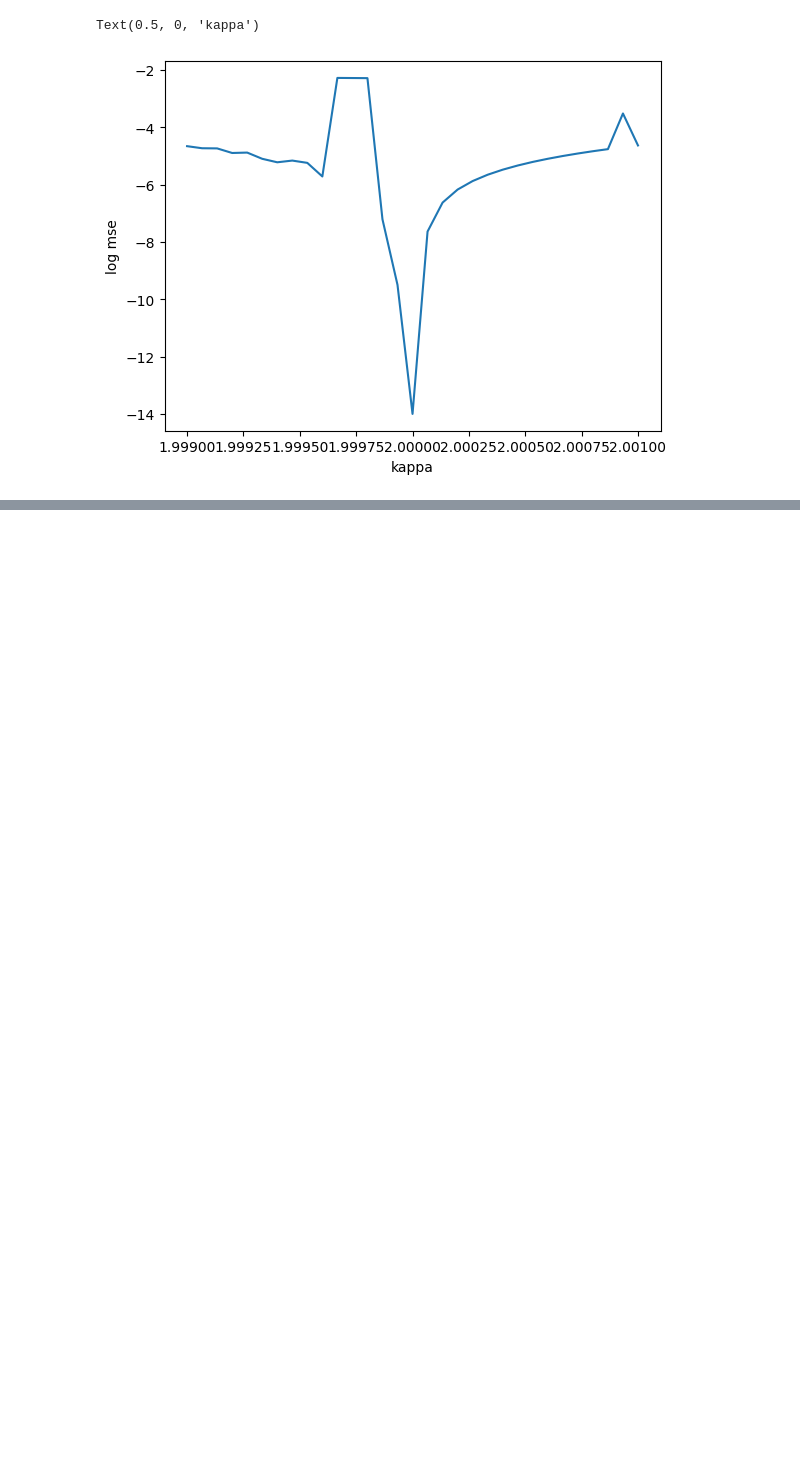
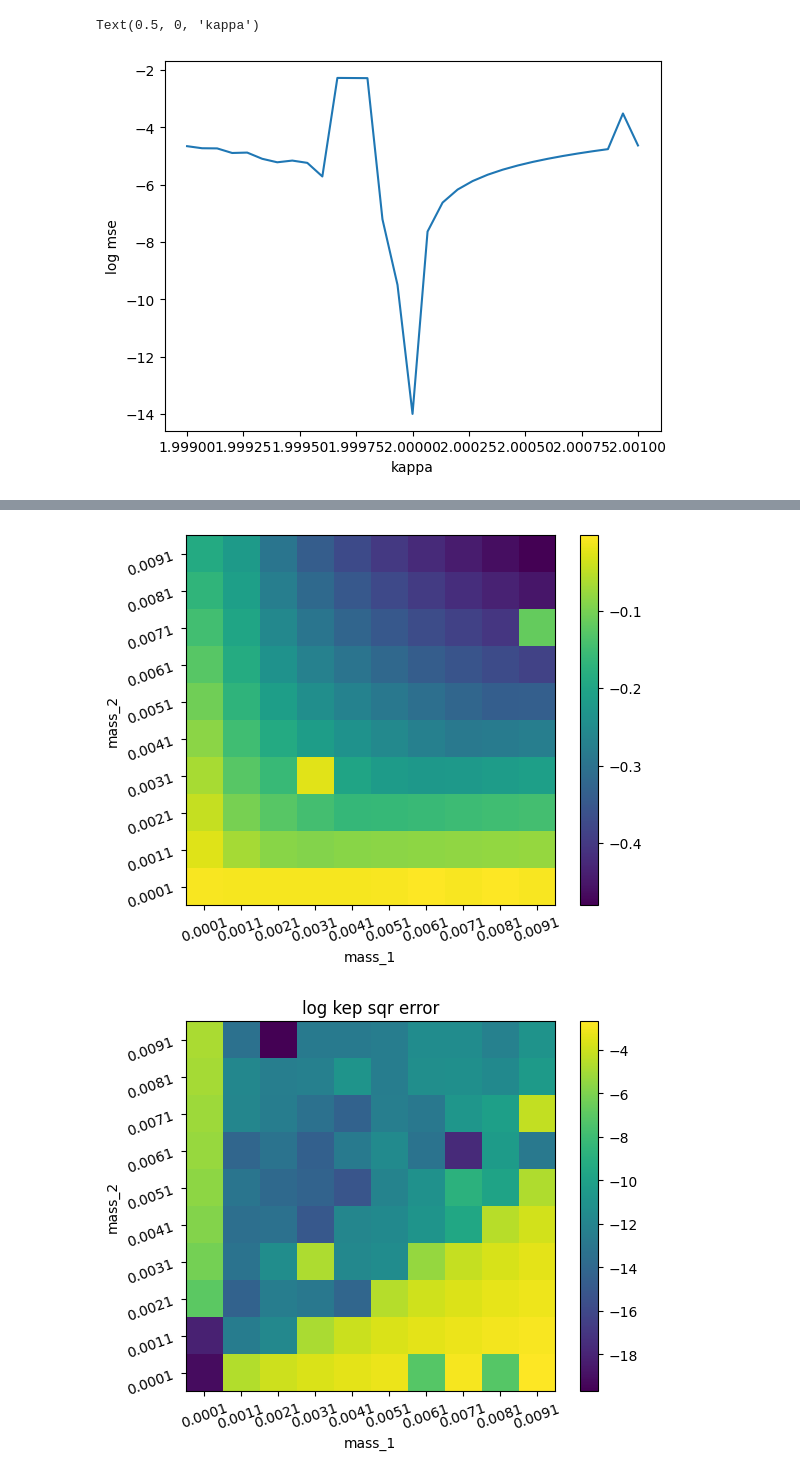
Before and after one commit to tnw-chatc/exobound, a Jupyter notebook: periodic_3b_kappa_variation.ipynb, the cells around one changed output, grey strips where cells are left out. Drawn from its saved outputs; the diff is of its cells as text; code cells hidden in the pictures; blank space fills up the shorter version.

```diff
--- a/periodic_3b_kappa_variation.ipynb
+++ b/periodic_3b_kappa_variation.ipynb
@@ -222,0 +707,32 @@ Text(0.5, 0, 'kappa')
+# %%
+T_vs_m_plot = plt.imshow(np.array(T_vs_mass_contd_results.pivot(index='mass_2', columns='mass_1', values='T')) - 4 * np.pi, origin='lower')
+plt.xlabel('mass_1')
+plt.ylabel('mass_2')
+plt.xticks(np.arange(0, 10, 1), labels=np.round(np.arange(1e-4, 101e-4, 10e-4), decimals=4), rotation=20)
+plt.yticks(np.arange(0, 10, 1), labels=np.round(np.arange(1e-4, 101e-4, 10e-4), decimals=4), rotation=20)
+
+plt.colorbar(T_vs_m_plot)
+plt.show()
+
+T_vs_m_plot = plt.imshow(np.log10(np.array(T_vs_mass_contd_results.pivot(index='mass_2', columns='mass_1', values='res_fun'))), origin='lower')
+plt.xlabel('mass_1')
+plt.ylabel('mass_2')
+plt.xticks(np.arange(0, 10, 1), labels=np.round(np.arange(1e-4, 101e-4, 10e-4), decimals=4), rotation=20)
+plt.yticks(np.arange(0, 10, 1), labels=np.round(np.arange(1e-4, 101e-4, 10e-4), decimals=4), rotation=20)
+plt.title('log kep sqr error')
+
+plt.colorbar(T_vs_m_plot)
+plt.show()
+
+T_vs_m_plot = plt.imshow(np.log10(np.array(T_vs_mass_contd_results.pivot(index='mass_2', columns='mass_1', values='mse'))), origin='lower')
+plt.xlabel('mass_1')
+plt.ylabel('mass_2')
+plt.xticks(np.arange(0, 10, 1), labels=np.round(np.arange(1e-4, 101e-4, 10e-4), decimals=4), rotation=20)
+plt.yticks(np.arange(0, 10, 1), labels=np.round(np.arange(1e-4, 101e-4, 10e-4), decimals=4), rotation=20)
+plt.title('log mse')
+
+plt.colorbar(T_vs_m_plot)
+plt.show()
+# %% [output]
+[figure, added]
+[figure, added]
```
Also changed, not shown: parts of 11 cells of this notebook.
